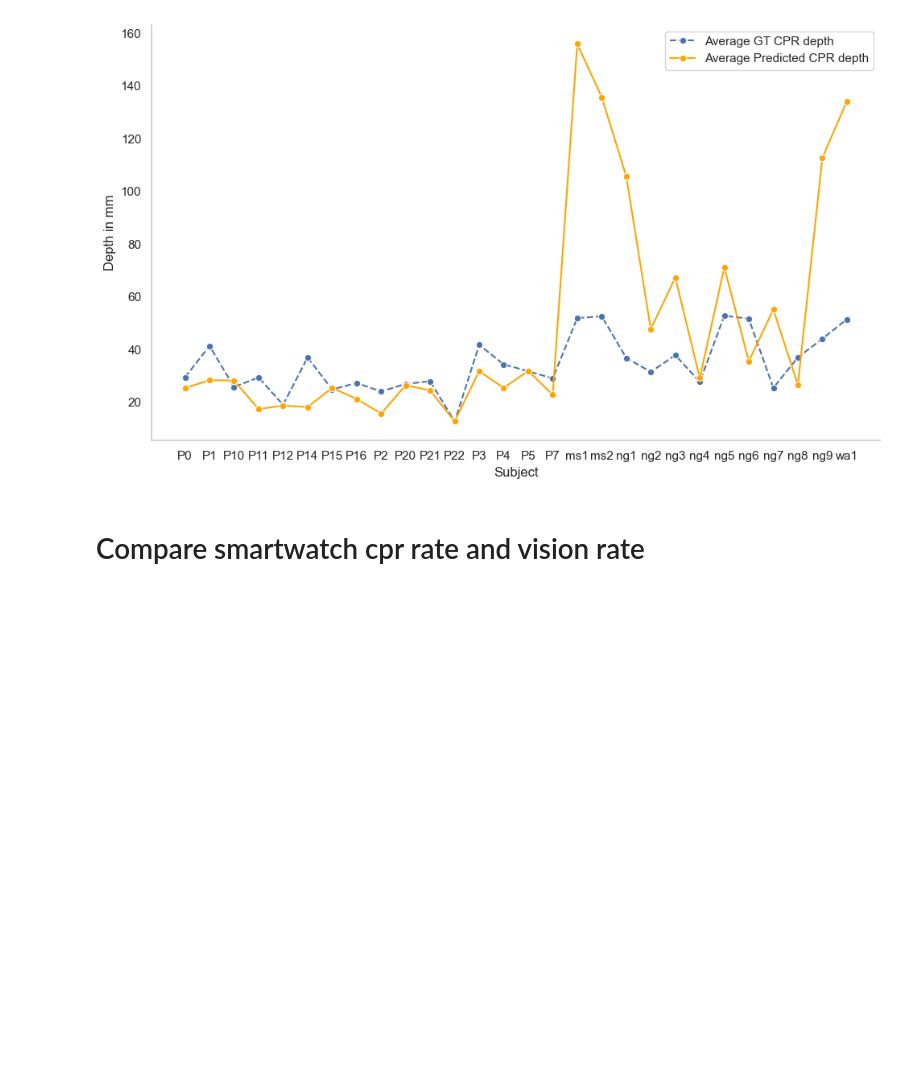
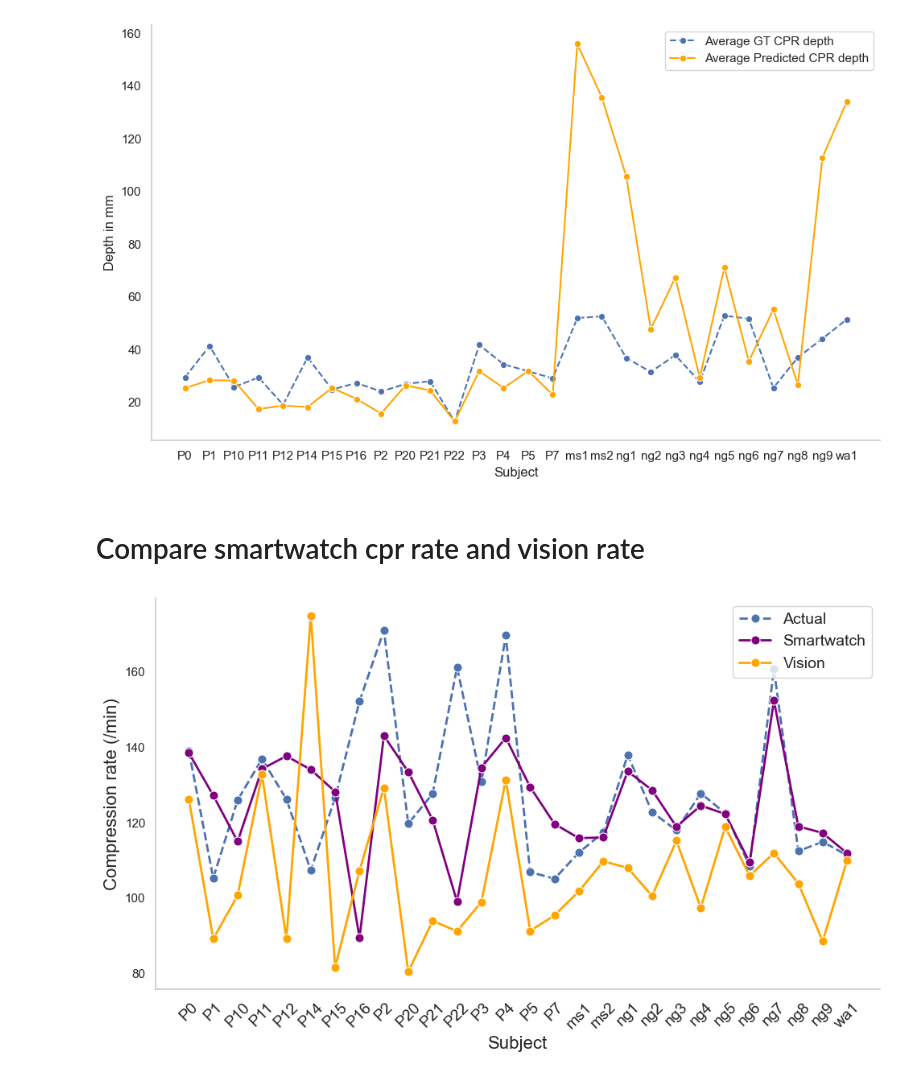
Before and after one commit to UVA-DSA/EgoEMS, a Jupyter notebook: Benchmarks/CPR_quality/vision/generate_results.ipynb, the cells around one changed output. Cells and saved outputs as stored; diff of their text form; code cells hidden in the pictures; blank space fills up the shorter version.

Commit message:
add supervised and unsupervised ego based cpr depth estimation and ego based rate estimation

```diff
--- a/Benchmarks/CPR_quality/vision/generate_results.ipynb
+++ b/Benchmarks/CPR_quality/vision/generate_results.ipynb
@@ -420,0 +358,48 @@ plt.show()
+# %%
+import pandas as pd
+import seaborn as sns
+import matplotlib.pyplot as plt
+import os
+
+# Load the smartwatch CSV data into a DataFrame
+smartwatch_data = pd.read_csv("../smartwatch/averages_output.csv")
+# Load the vision summary data
+vision_data = pd.read_csv(r'E:\EgoExoEMS\Benchmarks\CPR_quality\vision\outlier_depth_window_subject_summary.csv')
+
+# Merge the data on the participant/subject column
+merged_data = pd.merge(
+    smartwatch_data,
+    vision_data.rename(columns={'Subject': 'participant'}),
+    on='participant',
+    how='inner'
+)
+
+# Create directory for saving plots
+results_plots = './result_plots'
+os.makedirs(results_plots, exist_ok=True)
+
+# Set plot style
+sns.set(style="whitegrid")
+
+# Initialize the matplotlib figure
+plt.figure(figsize=(10, 6))
+
+# Plot GT CPR Rate, Smartwatch Predicted CPR Rate, and Vision Predicted CPR Rate
+sns.lineplot(x='participant', y='GT_CPR_rate_per_min', data=merged_data, marker='o', label='Actual', color='b', linestyle='--', linewidth=2, markersize=8)
+sns.lineplot(x='participant', y='Keshara_Low_Pass_Pred_CPR_rate_per_min', data=merged_data, marker='o', label='Smartwatch', color='purple', linewidth=2, markersize=8)
+sns.lineplot(x='participant', y='Average Predicted CPR cycles per min', data=merged_data, marker='o', label='Vision', color='orange', linewidth=2, markersize=8)
+
+# Customize plot
+plt.xlabel("Subject", fontsize=16)
+plt.ylabel("Compression rate (/min)", fontsize=16)
+plt.xticks(rotation=45, fontsize=14)
+plt.legend(loc='upper right', fontsize=14)
+plt.grid(False)
+sns.despine()
+plt.tight_layout()
+
+# Save and show plot
+plt.savefig(f'{results_plots}/CPR_Rate_Comparison_with_Vision.png')
+plt.show()
+# %% [output]
+[figure, added]
```
Also changed, not shown: parts of 1 cell of this notebook, 14 other files.
